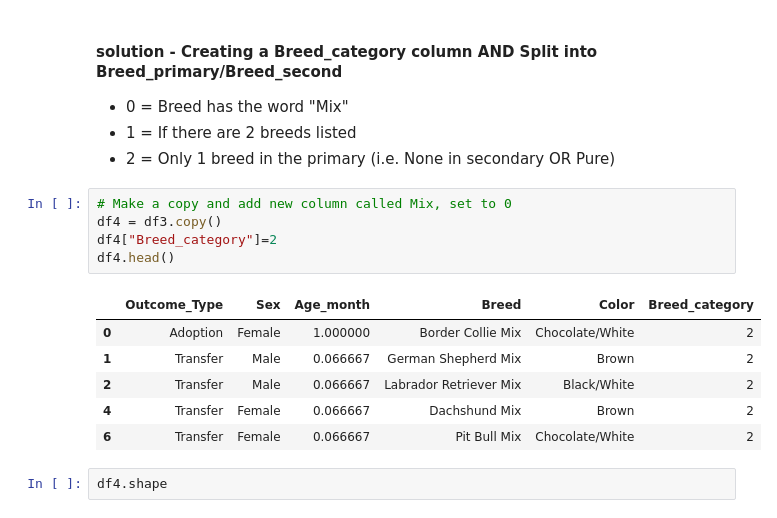
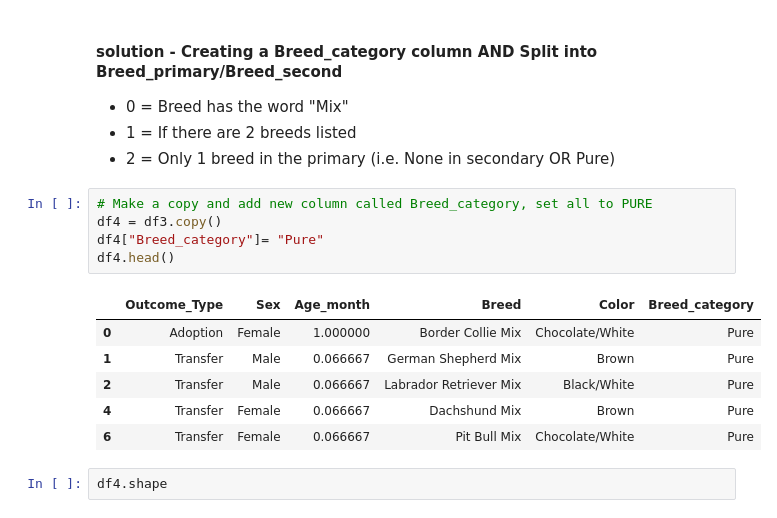
Before and after one commit to kellypriest/project-3, a Jupyter notebook: model_rf_65_BiOut_Mix_Breed_Color_BinAge_1Hot_3BreedCat.ipynb, the cells around one changed output. Saved outputs shown, nothing was run; the diff lists cells and outputs as text.

Commit message:
Updated model_rf_65_BiOut_Mix_Breed_Color_BinAge_1Hot_3BreedCat

```diff
--- a/model_rf_65_BiOut_Mix_Breed_Color_BinAge_1Hot_3BreedCat.ipynb
+++ b/model_rf_65_BiOut_Mix_Breed_Color_BinAge_1Hot_3BreedCat.ipynb
@@ -165,17 +165,17 @@ df3.shape
 * 1 = If there are 2 breeds listed
 * 2 = Only 1 breed in the primary (i.e. None in secondary OR Pure)
 # %%
-# Make a copy and add new column called Mix, set to 0
+# Make a copy and add new column called Breed_category, set all to PURE
 df4 = df3.copy()
-df4["Breed_category"]=2
+df4["Breed_category"]= "Pure"
 df4.head()
 # %% [output]
 |  | Outcome_Type | Sex | Age_month | Breed | Color | Breed_category |
-| 0 | Adoption | Female | 1.000000 | Border Collie Mix | Chocolate/White | 2 |
-| 1 | Transfer | Male | 0.066667 | German Shepherd Mix | Brown | 2 |
-| 2 | Transfer | Male | 0.066667 | Labrador Retriever Mix | Black/White | 2 |
-| 4 | Transfer | Female | 0.066667 | Dachshund Mix | Brown | 2 |
-| 6 | Transfer | Female | 0.066667 | Pit Bull Mix | Chocolate/White | 2 |
+| 0 | Adoption | Female | 1.000000 | Border Collie Mix | Chocolate/White | Pure |
+| 1 | Transfer | Male | 0.066667 | German Shepherd Mix | Brown | Pure |
+| 2 | Transfer | Male | 0.066667 | Labrador Retriever Mix | Black/White | Pure |
+| 4 | Transfer | Female | 0.066667 | Dachshund Mix | Brown | Pure |
+| 6 | Transfer | Female | 0.066667 | Pit Bull Mix | Chocolate/White | Pure |
 # %%
 df4.shape
 # %% [output]
```
Also changed, not shown: parts of 48 cells of this notebook, 1 other file.
